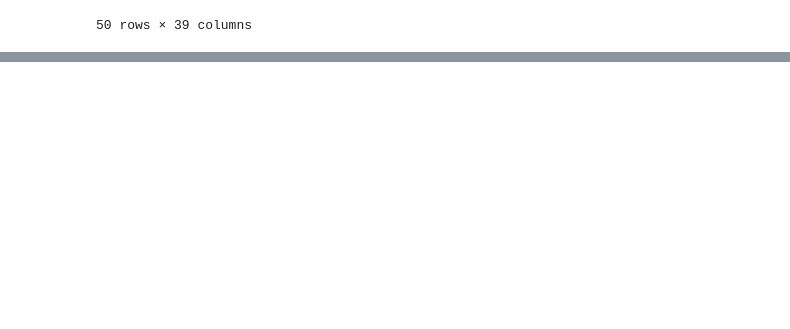
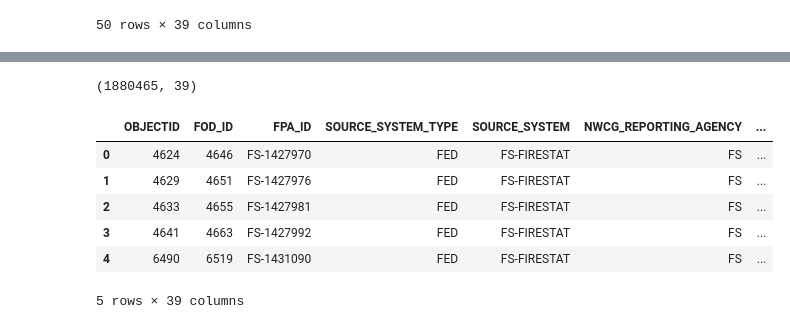
Before and after one commit to arminhazo/wildfires, a Jupyter notebook: notebooks/wildfires_data_exploration.ipynb, the cells around one changed output, grey strips where cells are left out. Saved outputs shown, nothing was run; the diff lists cells and outputs as text; code cells hidden in the pictures; blank space fills up the shorter version.

```diff
--- a/notebooks/wildfires_data_exploration.ipynb
+++ b/notebooks/wildfires_data_exploration.ipynb
@@ -77,0 +116,4 @@ fires_df
+# %%
+all_fires_df.shape
+# %% [output]
+(1880465, 39)
@@ -77,0 +122,10 @@ fires_df
+# %%
+all_fires_df.head()
+# %% [output]
+|  | OBJECTID | FOD_ID | FPA_ID | SOURCE_SYSTEM_TYPE | SOURCE_SYSTEM | NWCG_REPORTING_AGENCY | ... |
+| 0 | 4624 | 4646 | FS-1427970 | FED | FS-FIRESTAT | FS | ... |
+| 1 | 4629 | 4651 | FS-1427976 | FED | FS-FIRESTAT | FS | ... |
+| 2 | 4633 | 4655 | FS-1427981 | FED | FS-FIRESTAT | FS | ... |
+| 3 | 4641 | 4663 | FS-1427992 | FED | FS-FIRESTAT | FS | ... |
+| 4 | 6490 | 6519 | FS-1431090 | FED | FS-FIRESTAT | FS | ... |
+5 rows × 39 columns
```
Also changed, not shown: parts of 17 cells of this notebook.
